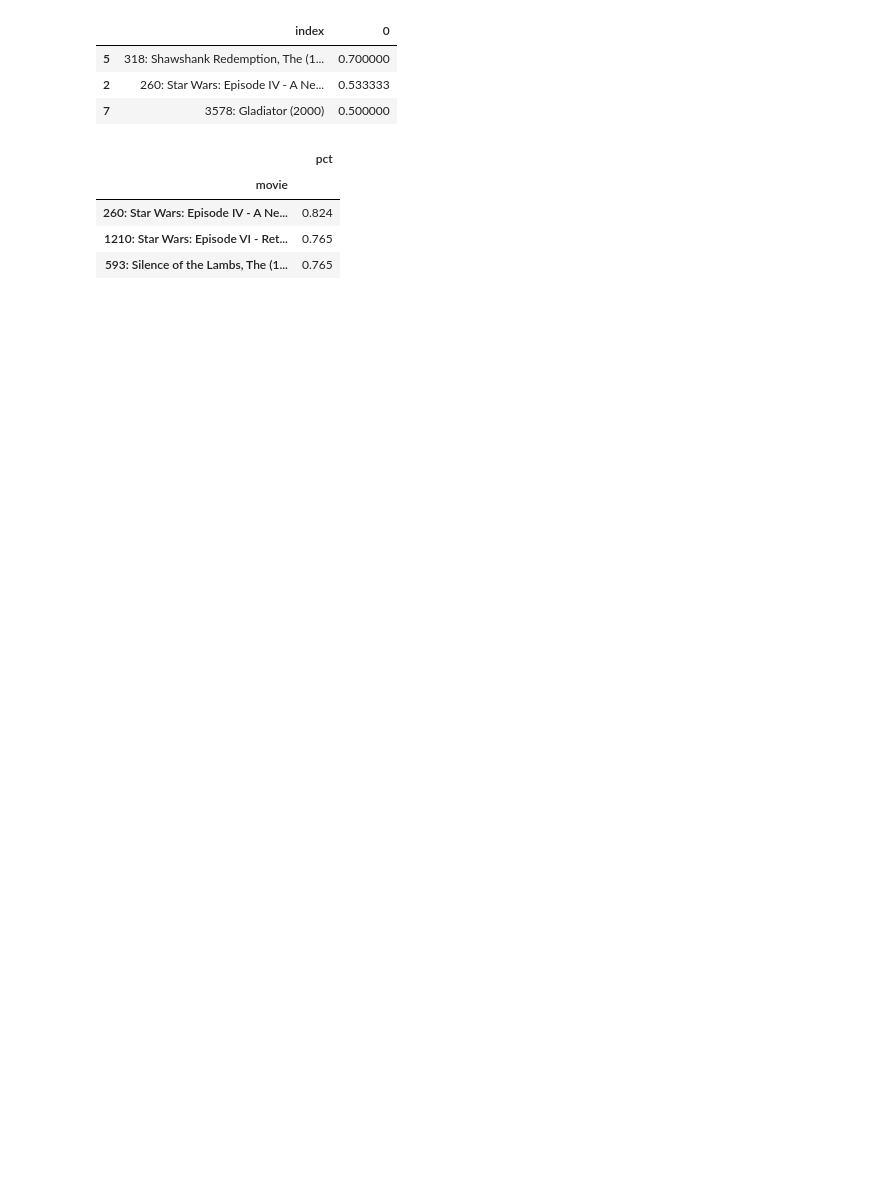
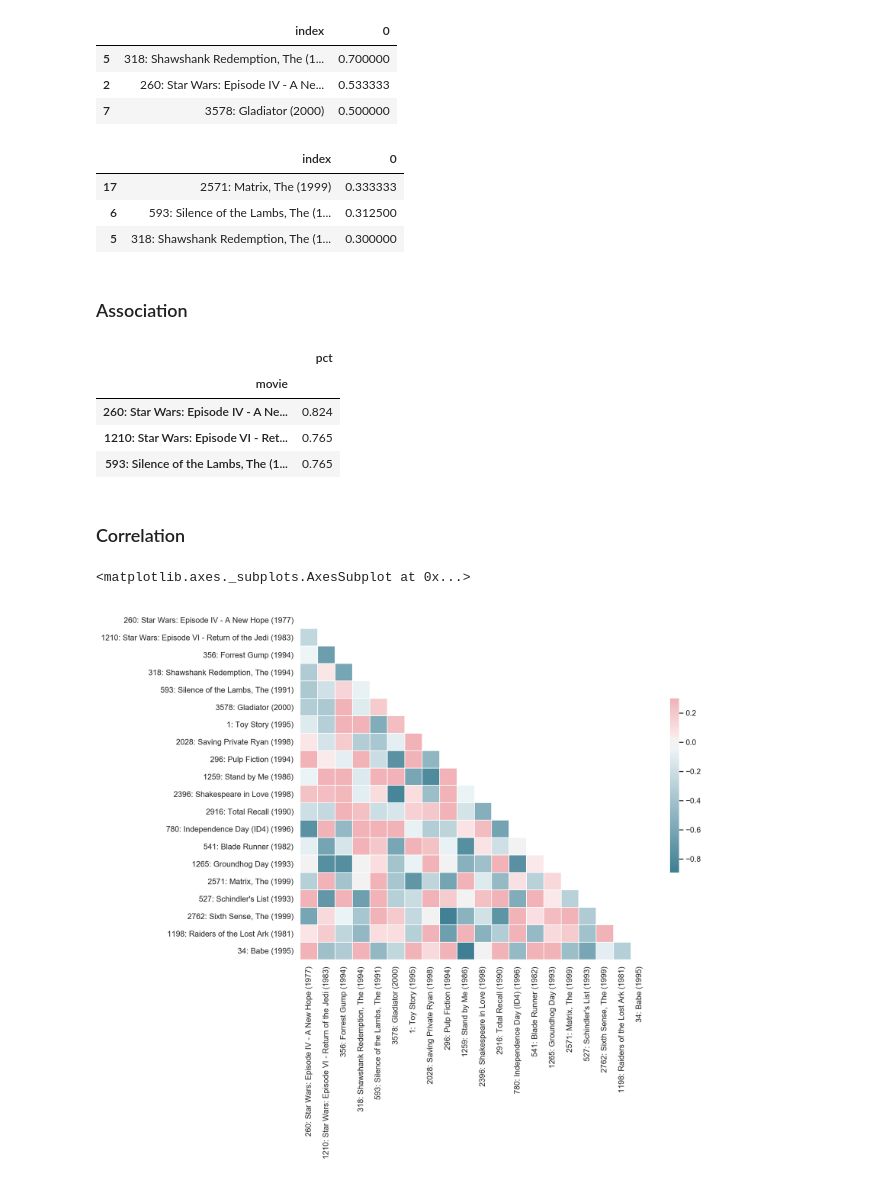
Before and after one commit to mhetrerajat/Introduction_to_Recommender_Systems, a Jupyter notebook: non_personalised.ipynb, the cells around one changed output. Drawn from its saved outputs; the diff is of its cells as text; code cells hidden in the pictures; blank space fills up the shorter version.

Commit message:
add correlation calculation for movies

```diff
--- a/non_personalised.ipynb
+++ b/non_personalised.ipynb
@@ -7,3 +9,6 @@ import os
+# %%
+sns.set(style='white')
+%config InlineBackend.figure_format = 'retina'
 # %%
 DATA_DIR = os.path.join(os.getcwd(), "data")
 # %%
@@ -51,3 +60,21 @@ df.isnull().sum().reset_index()[2:].sort_values(by=[0], ascending=True).head(3)
 | 5 | 318: Shawshank Redemption, The (1... | 0.700000 |
 | 2 | 260: Star Wars: Episode IV - A Ne... | 0.533333 |
 | 7 | 3578: Gladiator (2000) | 0.500000 |
+# %%
+# Calculate Gender wise
+
+get_most_liked = lambda x: (df[df["Gender (1 =F, 0=M)"] == x].apply(lambda x:x>=4, axis=0).sum() / df.notnull().sum())\
+.reset_index()[2:]\
+.sort_values(by=[0], ascending=False)\
+.head(3)
+
+
+# Male
+
+
+# Female
+# %% [output]
+|  | index | 0 |
+| 17 | 2571: Matrix, The (1999) | 0.333333 |
+| 6 | 593: Silence of the Lambs, The (1... | 0.312500 |
+| 5 | 318: Shawshank Redemption, The (1... | 0.300000 |
@@ -54,3 +83,5 @@ df.isnull().sum().reset_index()[2:].sort_values(by=[0], ascending=True).head(3)
+# %% [markdown]
+### Association
 # %%
 # Top movies for someone who saw Toy Story
 parent_movie = '1: Toy Story (1995)'
@@ -75,3 +106,19 @@ x = df[df[parent_movie].notnull() == True].nunique(axis=0).head(1)[0]
 | 260: Star Wars: Episode IV - A Ne... | 0.824 |
 | 1210: Star Wars: Episode VI - Ret... | 0.765 |
 | 593: Silence of the Lambs, The (1... | 0.765 |
+# %% [markdown]
+### Correlation
+# %%
+drop_columns = ['User', 'Gender (1 =F, 0=M)']
+corr = df.drop(drop_columns, inplace=False, axis=1).corr().apply(lambda x:np.round(x, decimals=3), axis=1)
+
+mask = np.zeros_like(corr, dtype=np.bool)
+mask[np.triu_indices_from(mask)] = True
+
+f, ax = plt.subplots(figsize=(11,9))
+cmap = sns.diverging_palette(220, 10, as_cmap=True)
+sns.heatmap(corr, mask=mask, cmap=cmap, vmax=.3, center=0,
+            square=True, linewidths=.5, cbar_kws={"shrink": .5})
+# %% [output]
+<matplotlib.axes._subplots.AxesSubplot at 0x...>
+[figure, added]
```
Also changed, not shown: parts of 13 cells of this notebook.
